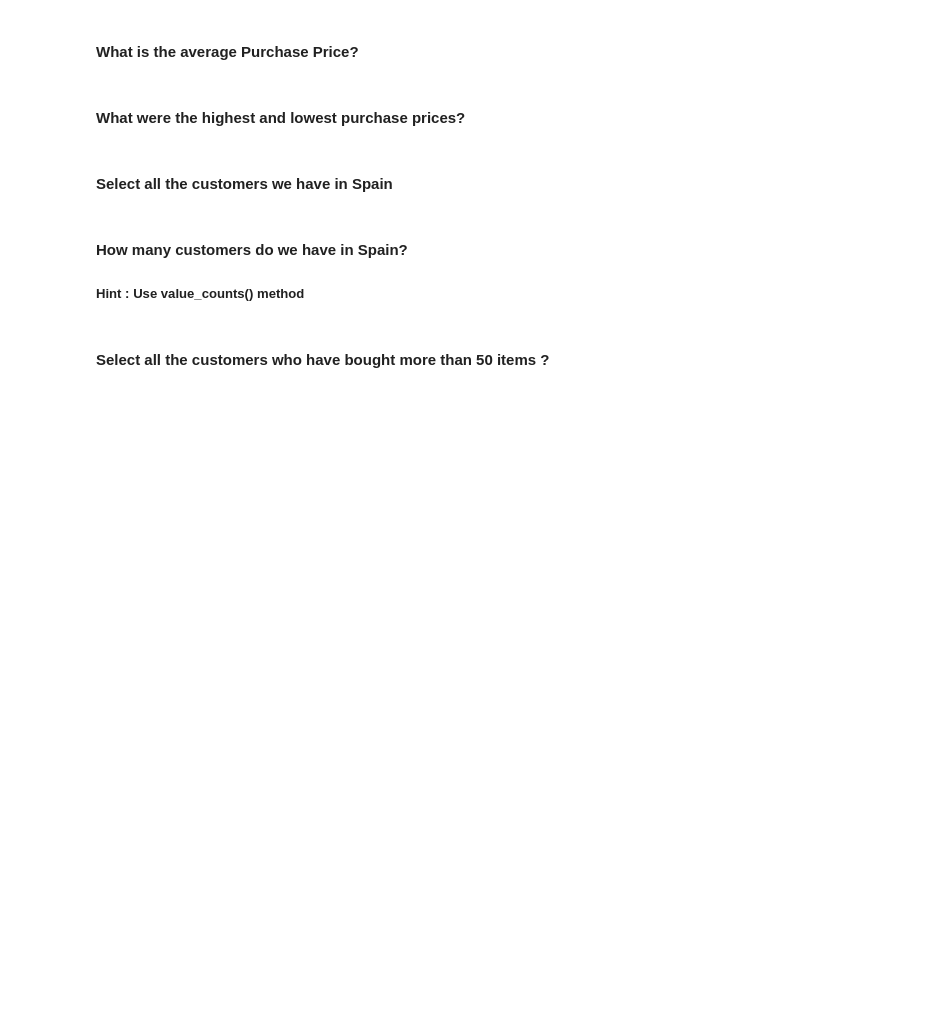
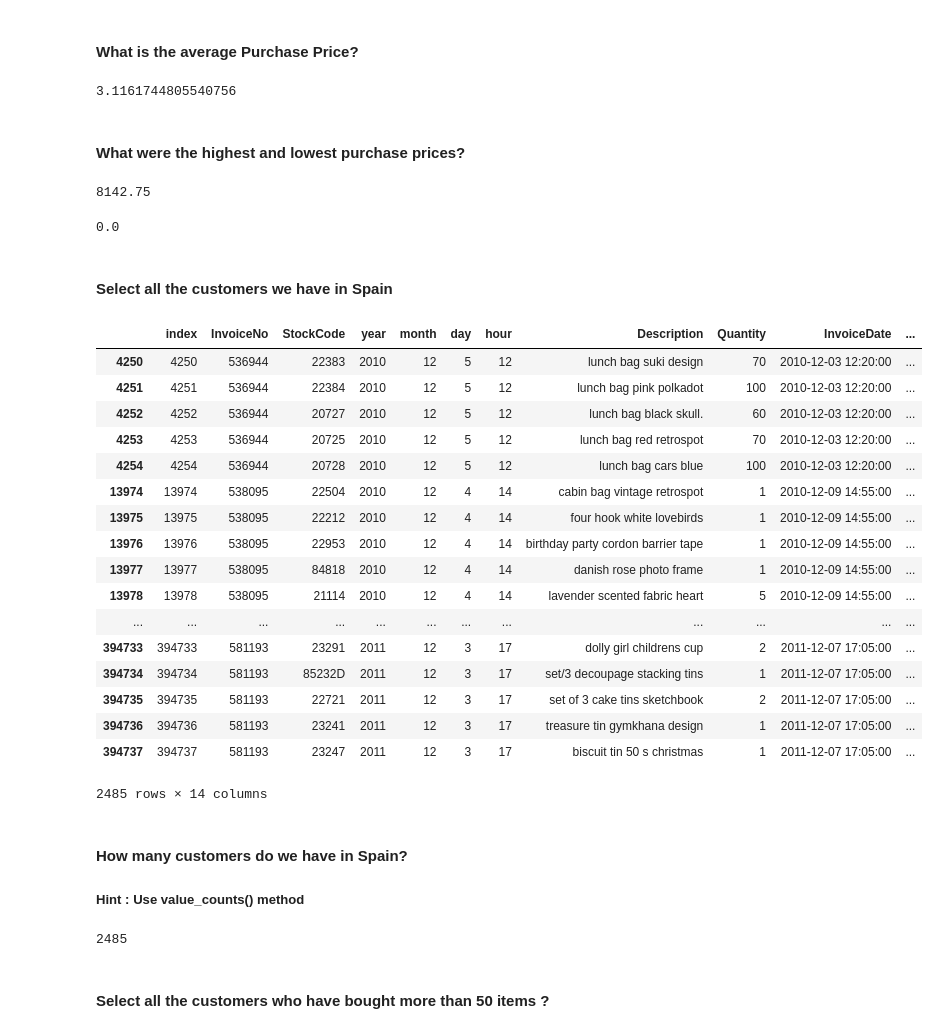
Before and after one commit to ta-data-bcn/lab-subsetting-and-descriptive-stats, a Jupyter notebook: your-code/main.ipynb, the cells around one changed output. Drawn from its saved outputs; the diff is of its cells as text; code cells hidden in the pictures; blank space fills up the shorter version.

```diff
--- a/your-code/main.ipynb
+++ b/your-code/main.ipynb
@@ -198,6 +314,7 @@ temp
 #### Open the Orders dataset. Name your dataset orders
 # %%
 # your answer here
+orders = irondb.sql_get('orders','orders')
 # %% [markdown]
 #### Explore your dataset by looking at the data types and the summary statistics. Comment your results
 # %%
@@ -208,20 +344,52 @@ temp
 ####  What is the average Purchase Price?
 # %%
 # your answer here
+orders['UnitPrice'].mean()
+# %% [output]
+3.1161744805540756
 # %% [markdown]
 #### What were the highest and lowest purchase prices?
 # %%
 # your answer here
+orders['UnitPrice'].max()
+# %% [output]
+8142.75
 # %%
 # your answer here
+orders['UnitPrice'].min()
+# %% [output]
+0.0
 # %% [markdown]
 #### Select all the customers we have in Spain
 # %%
 # your answer here
+orders[orders['Country'] == 'Spain']
+# %% [output]
+|  | index | InvoiceNo | StockCode | year | month | day | hour | Description | Quantity | InvoiceDate | ... |
+| 4250 | 4250 | 536944 | 22383 | 2010 | 12 | 5 | 12 | lunch bag suki design | 70 | 2010-12-03 12:20:00 | ... |
+| 4251 | 4251 | 536944 | 22384 | 2010 | 12 | 5 | 12 | lunch bag pink polkadot | 100 | 2010-12-03 12:20:00 | ... |
+| 4252 | 4252 | 536944 | 20727 | 2010 | 12 | 5 | 12 | lunch bag black skull. | 60 | 2010-12-03 12:20:00 | ... |
+| 4253 | 4253 | 536944 | 20725 | 2010 | 12 | 5 | 12 | lunch bag red retrospot | 70 | 2010-12-03 12:20:00 | ... |
+| 4254 | 4254 | 536944 | 20728 | 2010 | 12 | 5 | 12 | lunch bag cars blue | 100 | 2010-12-03 12:20:00 | ... |
+| 13974 | 13974 | 538095 | 22504 | 2010 | 12 | 4 | 14 | cabin bag vintage retrospot | 1 | 2010-12-09 14:55:00 | ... |
+| 13975 | 13975 | 538095 | 22212 | 2010 | 12 | 4 | 14 | four hook white lovebirds | 1 | 2010-12-09 14:55:00 | ... |
+| 13976 | 13976 | 538095 | 22953 | 2010 | 12 | 4 | 14 | birthday party cordon barrier tape | 1 | 2010-12-09 14:55:00 | ... |
+| 13977 | 13977 | 538095 | 84818 | 2010 | 12 | 4 | 14 | danish rose photo frame | 1 | 2010-12-09 14:55:00 | ... |
+| 13978 | 13978 | 538095 | 21114 | 2010 | 12 | 4 | 14 | lavender scented fabric heart | 5 | 2010-12-09 14:55:00 | ... |
+| ... | ... | ... | ... | ... | ... | ... | ... | ... | ... | ... | ... |
+| 394733 | 394733 | 581193 | 23291 | 2011 | 12 | 3 | 17 | dolly girl childrens cup | 2 | 2011-12-07 17:05:00 | ... |
+| 394734 | 394734 | 581193 | 85232D | 2011 | 12 | 3 | 17 | set/3 decoupage stacking tins | 1 | 2011-12-07 17:05:00 | ... |
+| 394735 | 394735 | 581193 | 22721 | 2011 | 12 | 3 | 17 | set of 3 cake tins sketchbook | 2 | 2011-12-07 17:05:00 | ... |
+| 394736 | 394736 | 581193 | 23241 | 2011 | 12 | 3 | 17 | treasure tin gymkhana design | 1 | 2011-12-07 17:05:00 | ... |
+| 394737 | 394737 | 581193 | 23247 | 2011 | 12 | 3 | 17 | biscuit tin 50 s christmas | 1 | 2011-12-07 17:05:00 | ... |
+2485 rows × 14 columns
 # %% [markdown]
 #### How many customers do we have in Spain?
 ##### Hint : Use value_counts() method
 # %%
 # your answer here
+orders['Country'].value_counts()['Spain']
+# %% [output]
+2485
 # %% [markdown]
 #### Select all the customers who have bought more than 50 items ?
```
Also changed, not shown: parts of 34 cells of this notebook.
